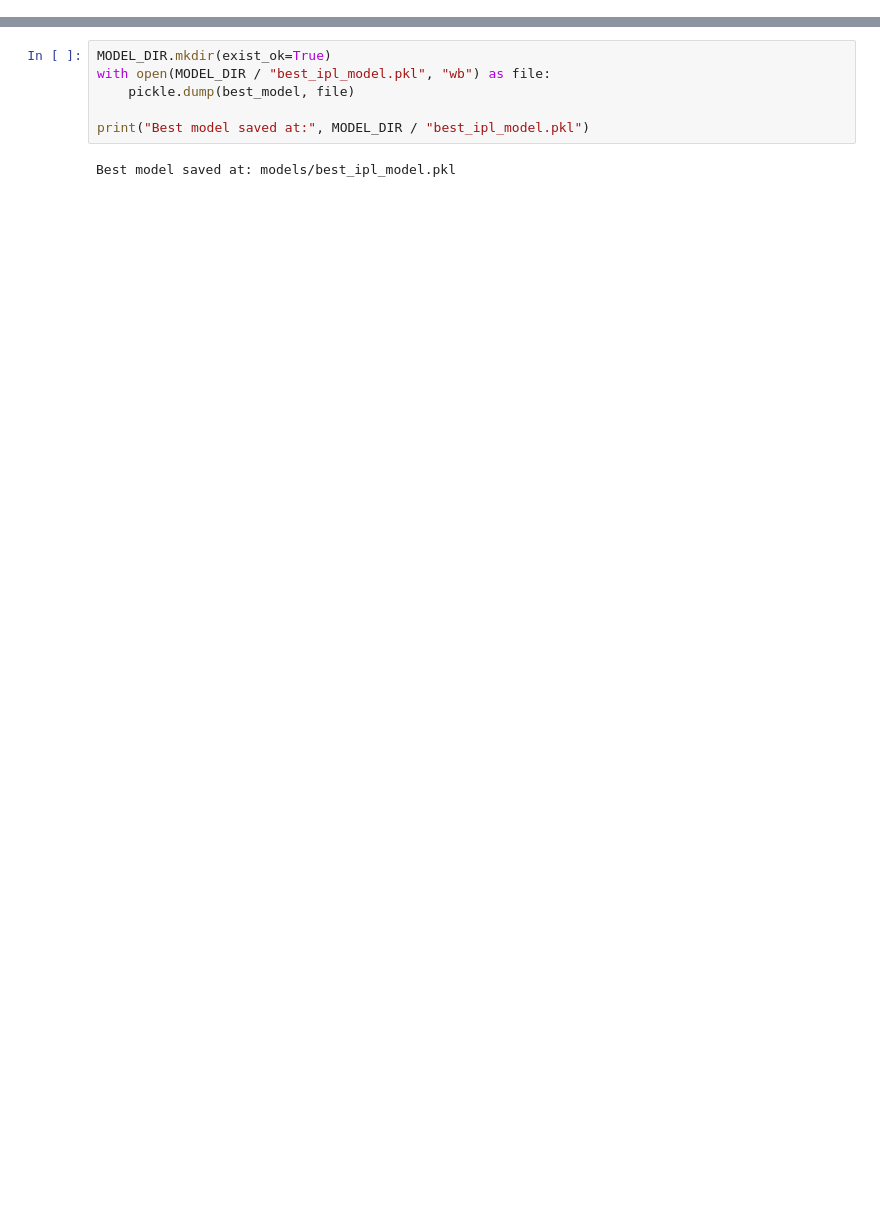
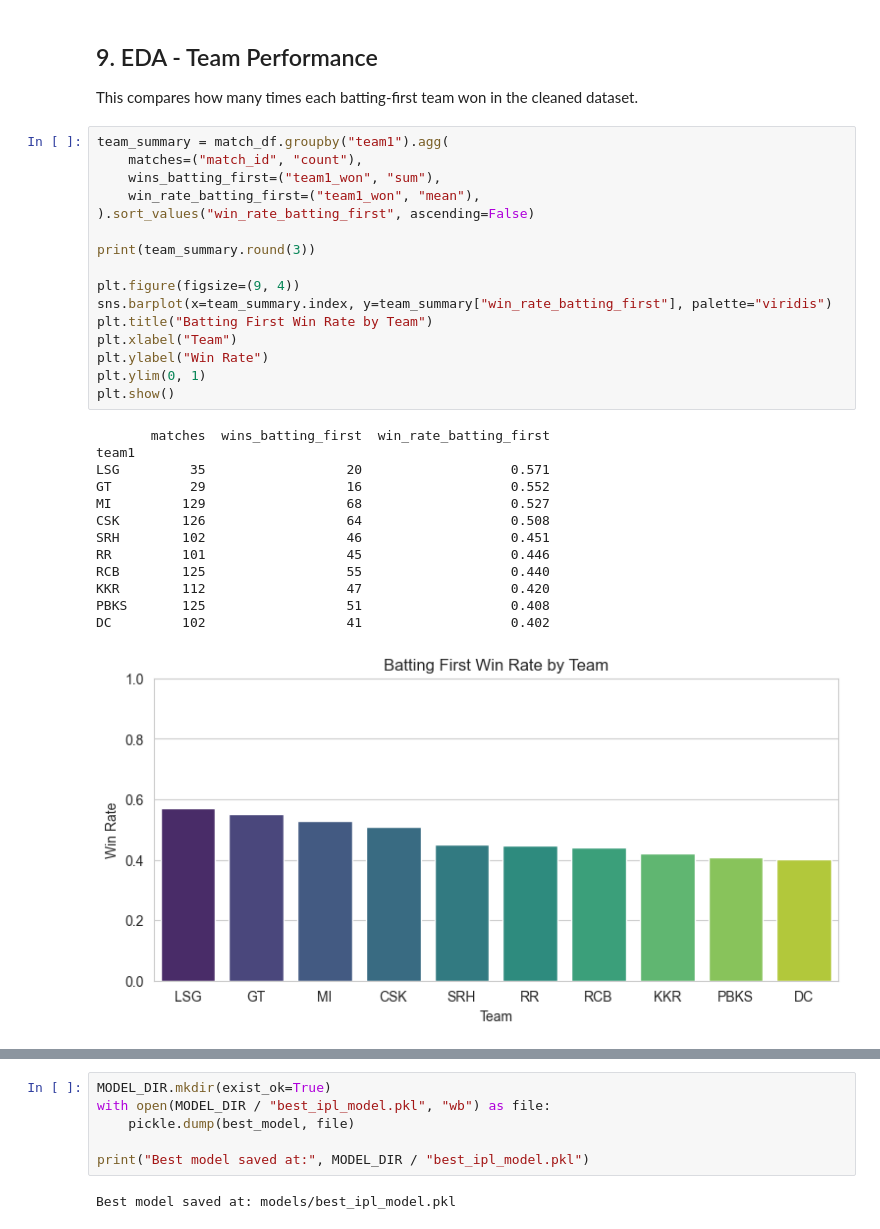
Before and after one commit to IamPrakashRaj/ipl-match-winner-prediction, a Jupyter notebook: ipl_winner_prediction.ipynb, the cells around one changed output, grey strips where cells are left out. Drawn from its saved outputs; the diff is of its cells as text; blank space fills up the shorter version.

```diff
--- a/ipl_winner_prediction.ipynb
+++ b/ipl_winner_prediction.ipynb
@@ -447,0 +316,34 @@ weighted avg       0.51      0.51      0.51       237
+# %% [markdown]
+## 9. EDA - Team Performance
+
+This compares how many times each batting-first team won in the cleaned dataset.
+# %%
+team_summary = match_df.groupby("team1").agg(
+    matches=("match_id", "count"),
+    wins_batting_first=("team1_won", "sum"),
+    win_rate_batting_first=("team1_won", "mean"),
+).sort_values("win_rate_batting_first", ascending=False)
+
+print(team_summary.round(3))
+
+plt.figure(figsize=(9, 4))
+sns.barplot(x=team_summary.index, y=team_summary["win_rate_batting_first"], palette="viridis")
+plt.title("Batting First Win Rate by Team")
+plt.xlabel("Team")
+plt.ylabel("Win Rate")
+plt.ylim(0, 1)
+plt.show()
+# %% [output]
+       matches  wins_batting_first  win_rate_batting_first
+team1
+LSG         35                  20                   0.571
+GT          29                  16                   0.552
+MI         129                  68                   0.527
+CSK        126                  64                   0.508
+SRH        102                  46                   0.451
+RR         101                  45                   0.446
+RCB        125                  55                   0.440
+KKR        112                  47                   0.420
+PBKS       125                  51                   0.408
+DC         102                  41                   0.402
+[figure, added]
```
Also changed, not shown: parts of 61 cells of this notebook, 2 other files.
